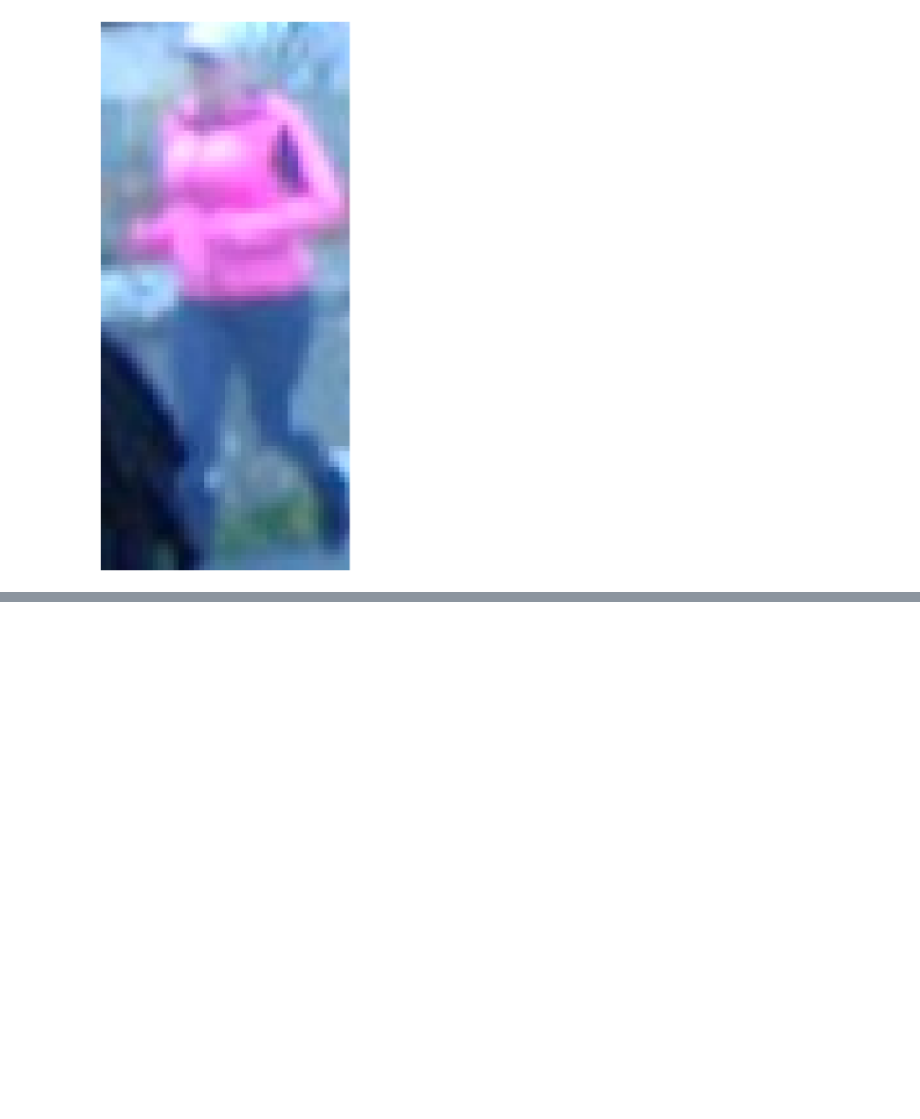
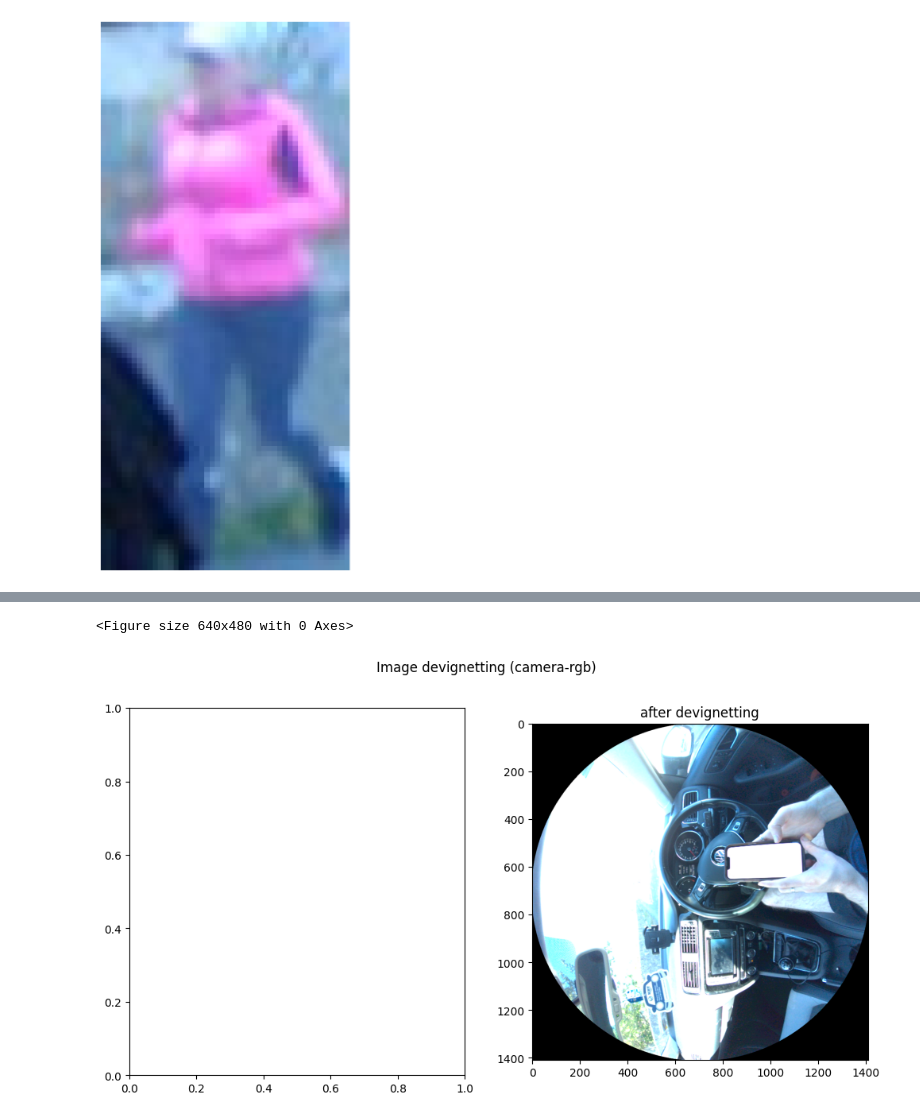
Before and after one commit to MichaelRice1/EgoDrive, a Jupyter notebook: notebooks_and_scripts/testing.ipynb, the cells around one changed output, grey strips where cells are left out. Drawn from its saved outputs; the diff is of its cells as text; code cells hidden in the pictures; blank space fills up the shorter version.

Commit message:
devignetting working

```diff
--- a/notebooks_and_scripts/testing.ipynb
+++ b/notebooks_and_scripts/testing.ipynb
@@ -285,4 +287,7 @@ camera_label = 'camera-rgb'
 stream_id = provider.get_stream_id_from_label(camera_label)
 
 provider.set_color_correction(True)
+provider.set_devignetting(True)
+provider.set_devignetting_mask_folder_path('/Users/michaelrice/devignetting_masks')
+devignetted_image_array = provider.get_image_data_by_index(stream_id, 0)[0].to_numpy_array()
 # %% [output]
@@ -294,0 +300,13 @@ AttributeError: '_core_pybinds.data_provider.VrsDataProvider' object has no attr
+# %%
+import matplotlib.pyplot as plt
+plt.figure()
+fig, axes = plt.subplots(1, 2, figsize=(12, 6))
+fig.suptitle(f"Image devignetting (camera-rgb)")
+
+axes[1].imshow(devignetted_image_array, vmin=0, vmax=255)
+axes[1].title.set_text(f"after devignetting")
+
+plt.show()
+# %% [output]
+<Figure size 640x480 with 0 Axes>
+[figure, added]
```
Also changed, not shown: parts of 3 cells of this notebook, 3 other files.
